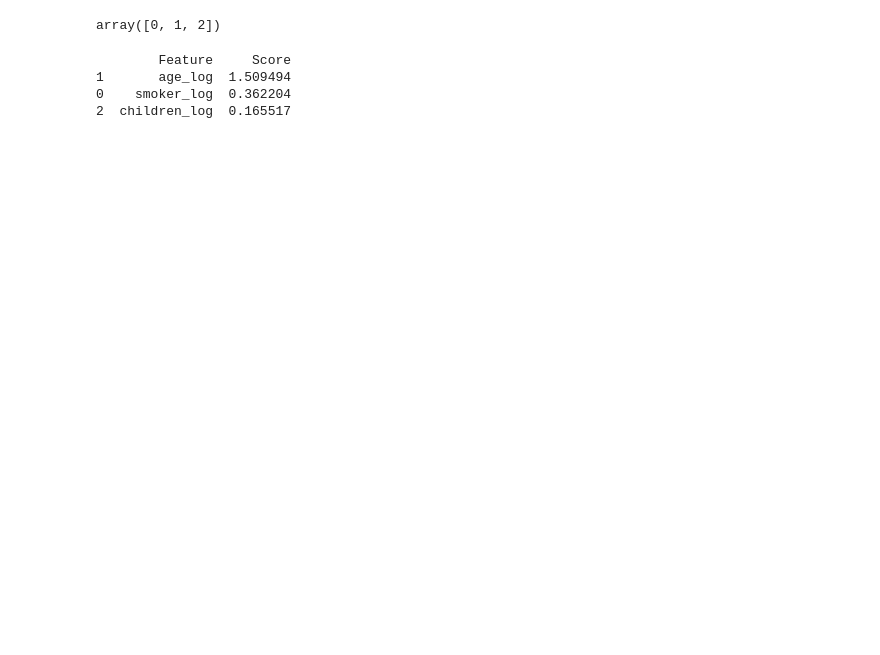
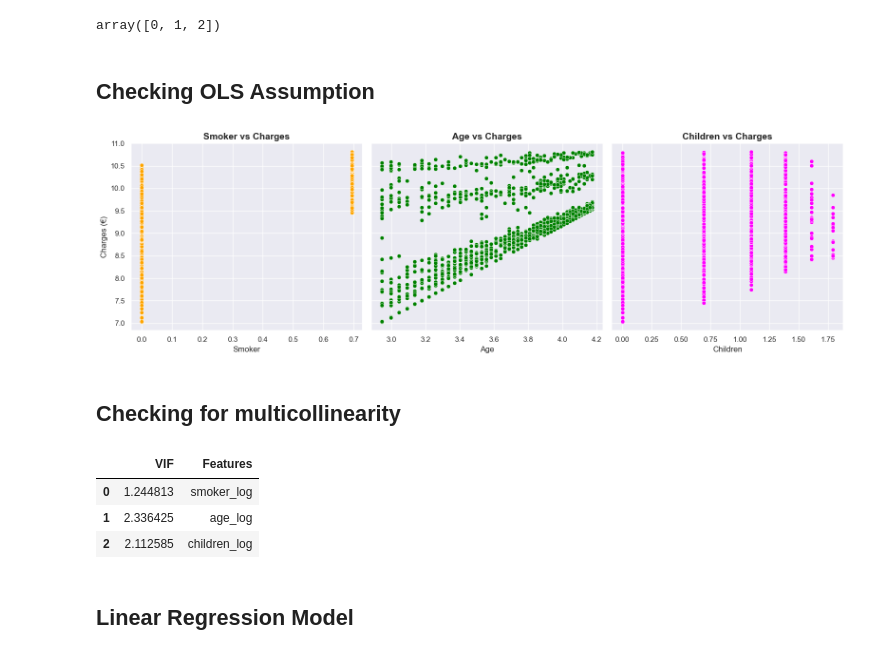
Before and after one commit to MichAdebayo/simplon_insurance_price_prediction, a Jupyter notebook: data_model.ipynb, the cells around one changed output. Saved outputs shown, nothing was run; the diff lists cells and outputs as text; code cells hidden in the pictures; blank space fills up the shorter version.

```diff
--- a/data_model.ipynb
+++ b/data_model.ipynb
@@ -164,21 +146,2 @@ selected_indices = selector.get_support(indices=True)
-# %%
-# Assuming X_copy is a DataFrame with feature names
-feature_names = X_copy.columns if isinstance(X_copy, pd.DataFrame) else [f"Feature {i}" for i in range(X_copy.shape[1])]
-
-# Create a DataFrame for better visualization
-scores_df = pd.DataFrame({
-    "Feature": feature_names,
-    "Score": feature_scores
-})
-
-# Sort by score
-sorted_scores = scores_df.sort_values(by="Score", ascending=False)
-
-# Display selected features and scores
-selected_features = sorted_scores.iloc[selected_indices]
-print(selected_features)
-# %% [output]
-        Feature     Score
-1       age_log  1.509494
-0    smoker_log  0.362204
-2  children_log  0.165517
+# %% [markdown]
+## Checking OLS Assumption
@@ -184,0 +152,27 @@ print(selected_features)
+# %%
+# Create a figure with 3 subplots in 1 row
+fig, axes = plt.subplots(1, 3, figsize = (16, 5), sharey=True)
+
+# Scatter plot: age vs bmi
+sns.scatterplot(data=model_data, x='smoker_log', y='charges_log', ax=axes[0], color='orange')
+axes[0].set_title('Smoker vs Charges', fontsize=14, weight='bold')
+axes[0].set_xlabel('Smoker', fontsize=12, weight='normal')
+axes[0].set_ylabel('Charges (€)', fontsize=12, weight='normal')
+
+# Scatter plot: children vs bmi
+sns.scatterplot(data=model_data, x='age_log', y='charges_log', ax=axes[1], color='green')
+axes[1].set_title('Age vs Charges', fontsize=14, weight='bold')
+axes[1].set_xlabel('Age', fontsize=12, weight='normal')
+
+# Scatter plot: children vs age_log
+sns.scatterplot(data=model_data, x='children_log', y='charges_log', ax=axes[2], color='magenta')
+axes[2].set_title('Children vs Charges', fontsize=14, weight='bold')
+axes[2].set_xlabel('Children', fontsize=12, weight='normal')
+
+# Adjust layout
+plt.tight_layout()
+plt.show()
+# %% [output]
+[figure, added]
+# %% [markdown]
+## Checking for multicollinearity
@@ -185,3 +189,12 @@ print(selected_features)
+# %%
+vif
+# %% [output]
+|  | VIF | Features |
+| 0 | 1.244813 | smoker_log |
+| 1 | 2.336425 | age_log |
+| 2 | 2.112585 | children_log |
+# %% [markdown]
+## Linear Regression Model
 # %%
 # model = LinearRegression()
 # model.fit(X,y)
```
Also changed, not shown: parts of 13 cells of this notebook, 1 other file.
